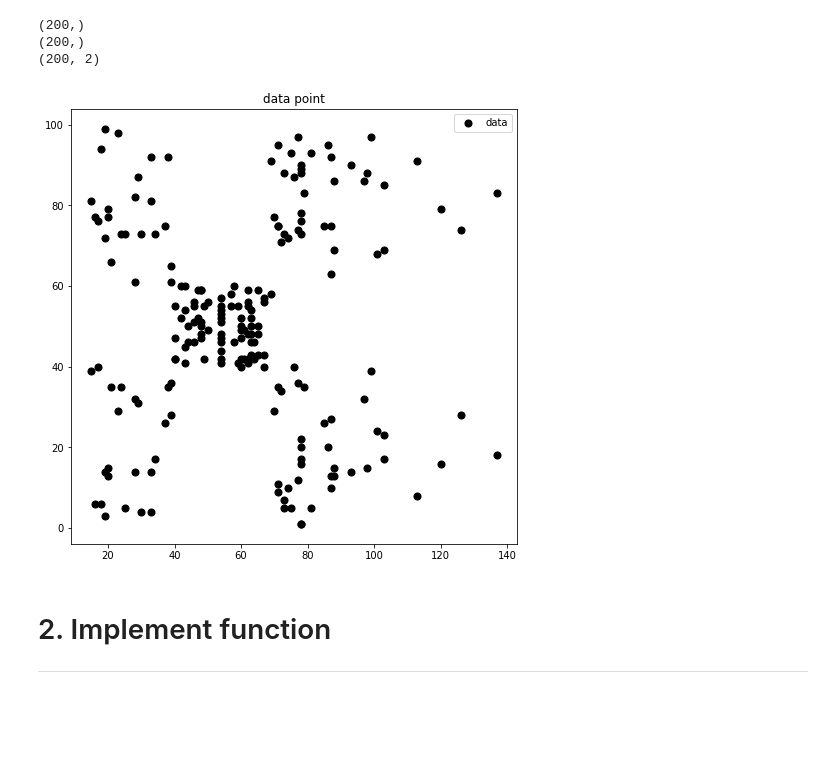
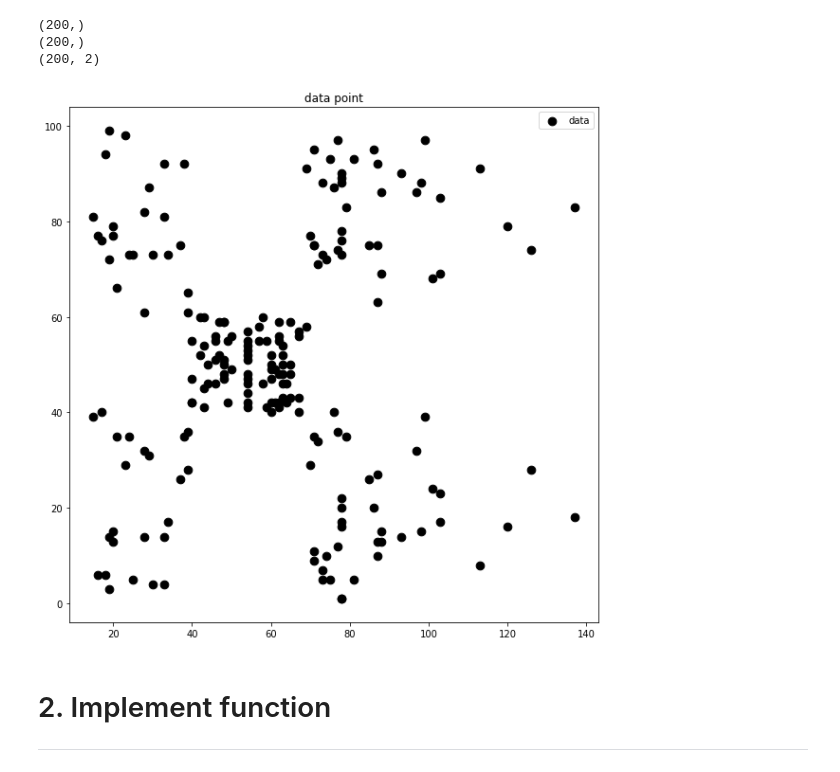
Before and after one commit to jiku100/2020-2-machine-running-proejct, a Jupyter notebook: assignment7/신석경_assignment_07.ipynb, the cells around one changed output. Cells and saved outputs as stored; diff of their text form; code cells hidden in the pictures; blank space fills up the shorter version.

```diff
--- a/assignment7/신석경_assignment_07.ipynb
+++ b/assignment7/신석경_assignment_07.ipynb
@@ -29,13 +29,13 @@ print(Z.shape)
 (200,)
 (200, 2)
 # %%
-plt.figure(1, figsize=(8,8))
-plt.scatter(X,Y, s= 50, c="k", label="data")
+plt.figure(1, figsize=(10,10))
+plt.scatter(X,Y, s= 75, c="k", label="data")
 plt.title("data point")
 plt.legend()
 plt.show()
 # %% [output]
-[figure, old version]
+[figure, new version]
 # %% [markdown]
 # 2. Implement function
 <hr>
```
Also changed, not shown: parts of 3 cells of this notebook.
